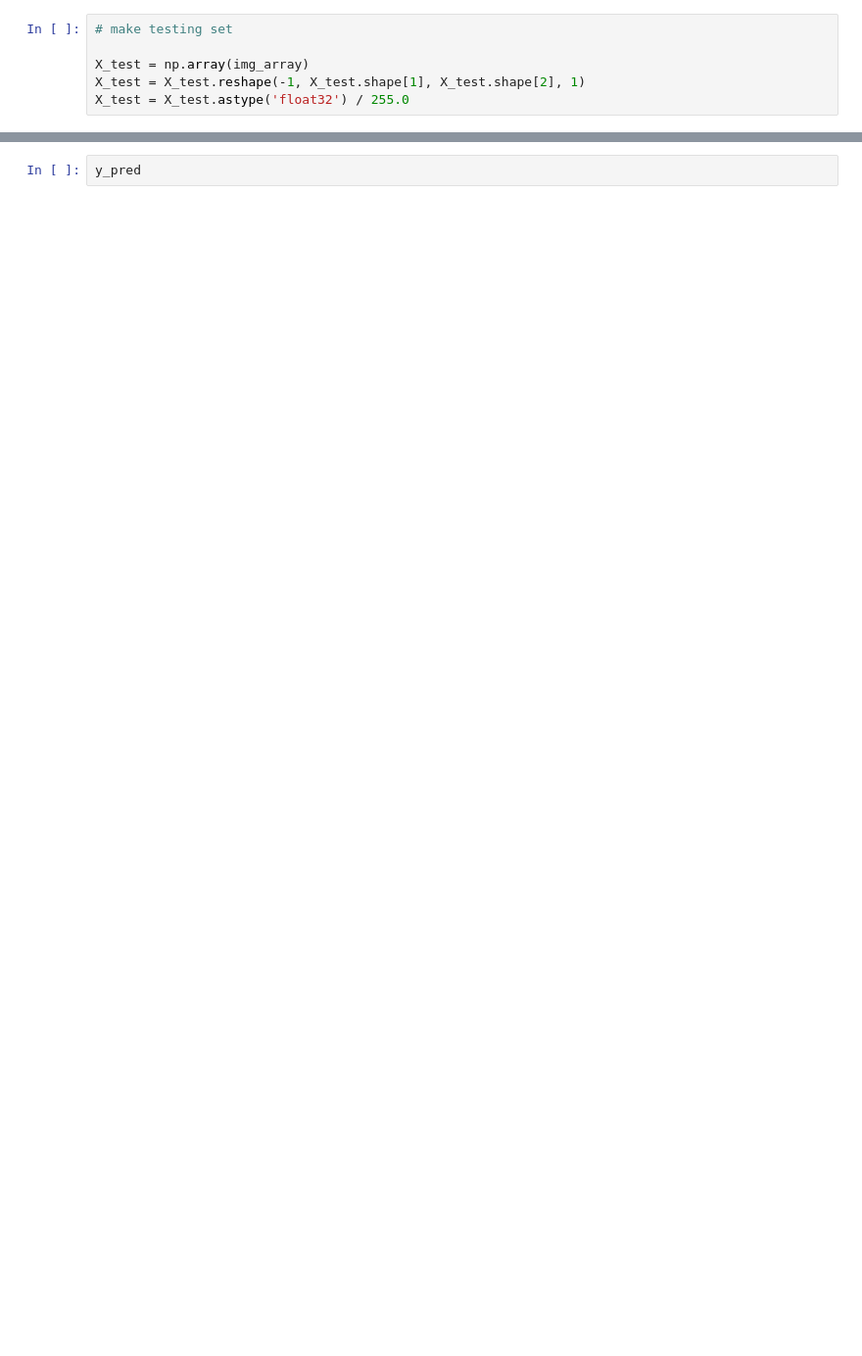
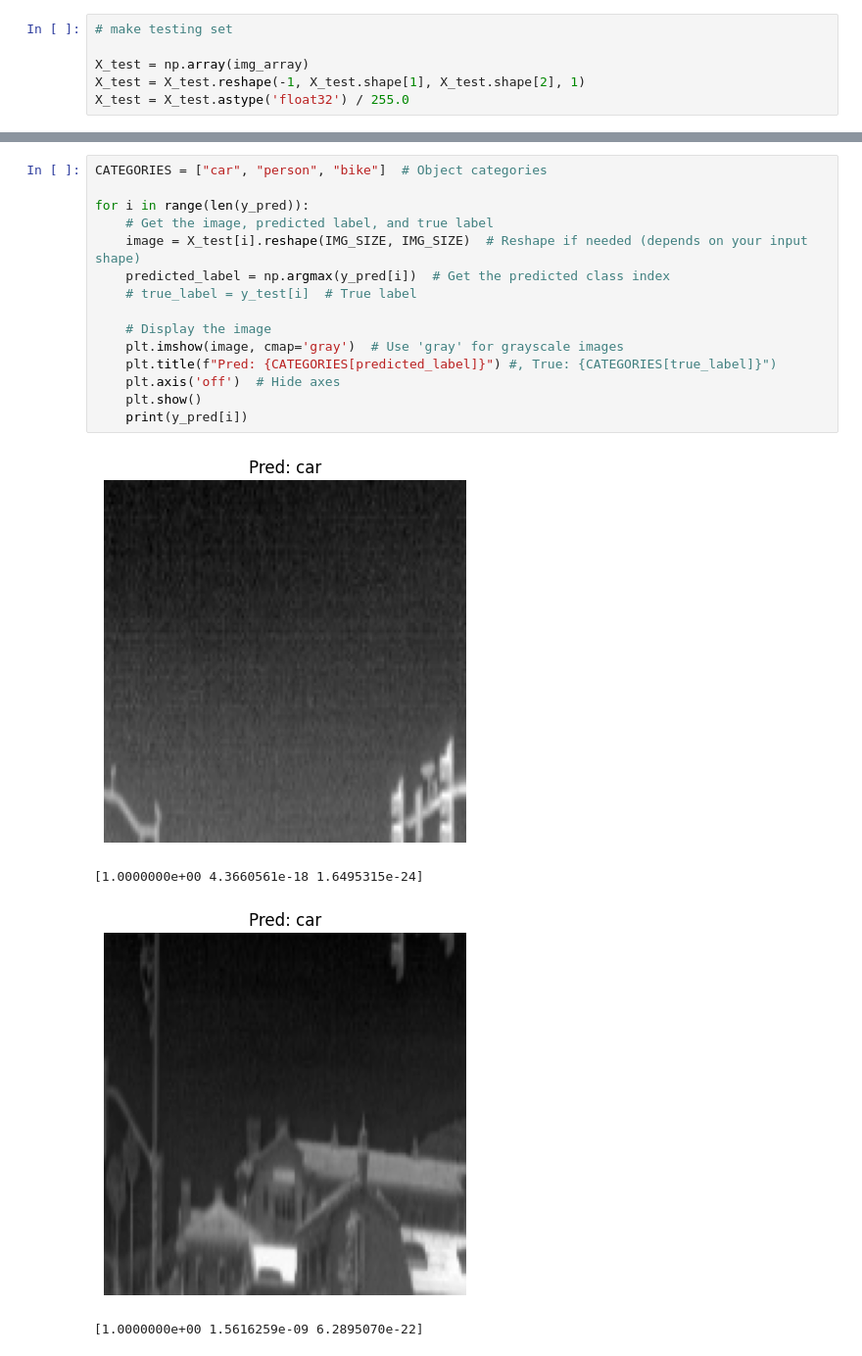
Before and after one commit to kevinrussel/Road, a Jupyter notebook: Competition_Files/test_model.ipynb, the cells around one changed output, grey strips where cells are left out. Shown at 98% size. Cells and saved outputs as stored; diff of their text form; blank space fills up the shorter version.

```diff
--- a/Competition_Files/test_model.ipynb
+++ b/Competition_Files/test_model.ipynb
@@ -94,2 +95,20 @@ array([[0.3416676 , 0.32090053, 0.33743188],
-# %%
-y_pred
+# %%
+CATEGORIES = ["car", "person", "bike"]  # Object categories
+
+for i in range(len(y_pred)):
+    # Get the image, predicted label, and true label
+    image = X_test[i].reshape(IMG_SIZE, IMG_SIZE)  # Reshape if needed (depends on your input shape)
+    predicted_label = np.argmax(y_pred[i])  # Get the predicted class index
+    # true_label = y_test[i]  # True label
+
+    # Display the image
+    plt.imshow(image, cmap='gray')  # Use 'gray' for grayscale images
+    plt.title(f"Pred: {CATEGORIES[predicted_label]}") #, True: {CATEGORIES[true_label]}")
+    plt.axis('off')  # Hide axes
+    plt.show()
+    print(y_pred[i])
+# %% [output]
+[figure, added]
+[1.0000000e+00 4.3660561e-18 1.6495315e-24]
+[figure, added]
+[1.0000000e+00 1.5616259e-09 6.2895070e-22]
```
Also changed, not shown: parts of 8 cells of this notebook, 3 other files.
